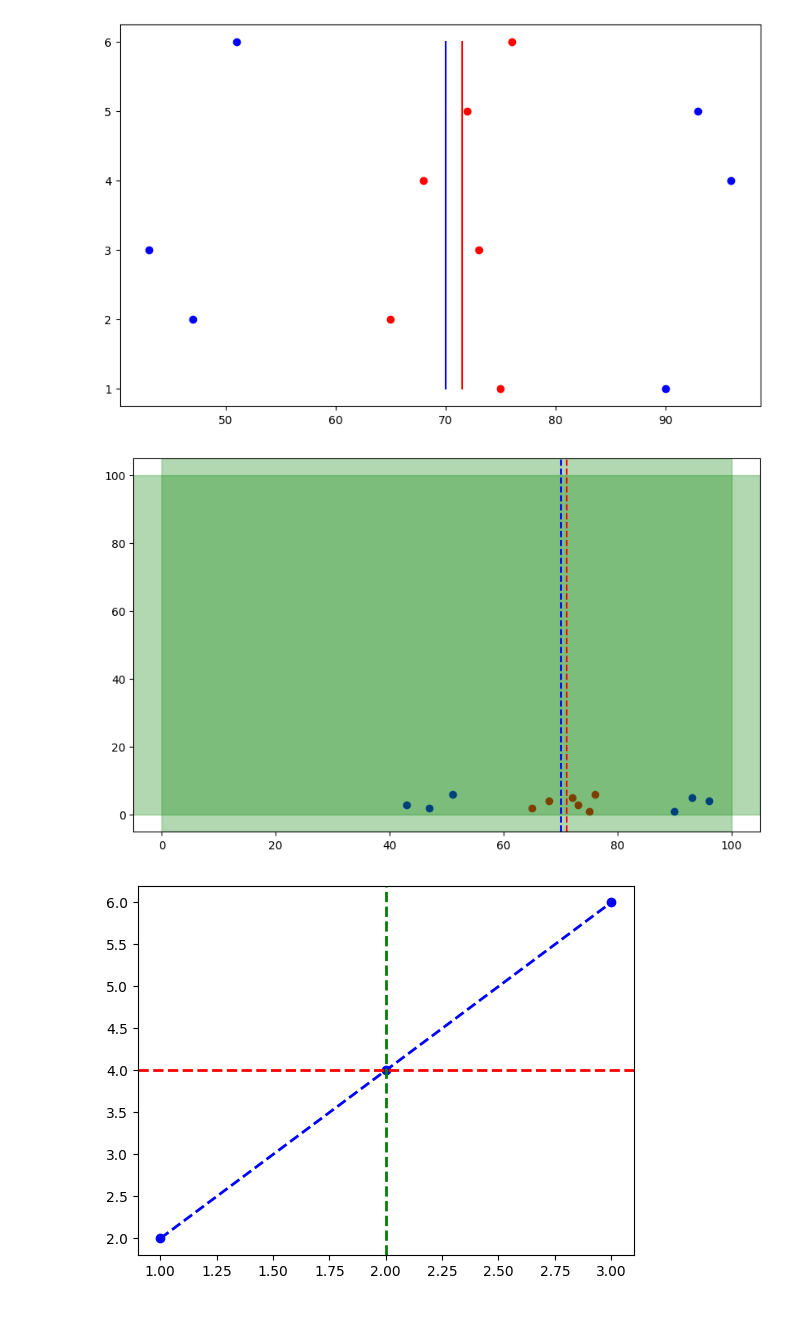
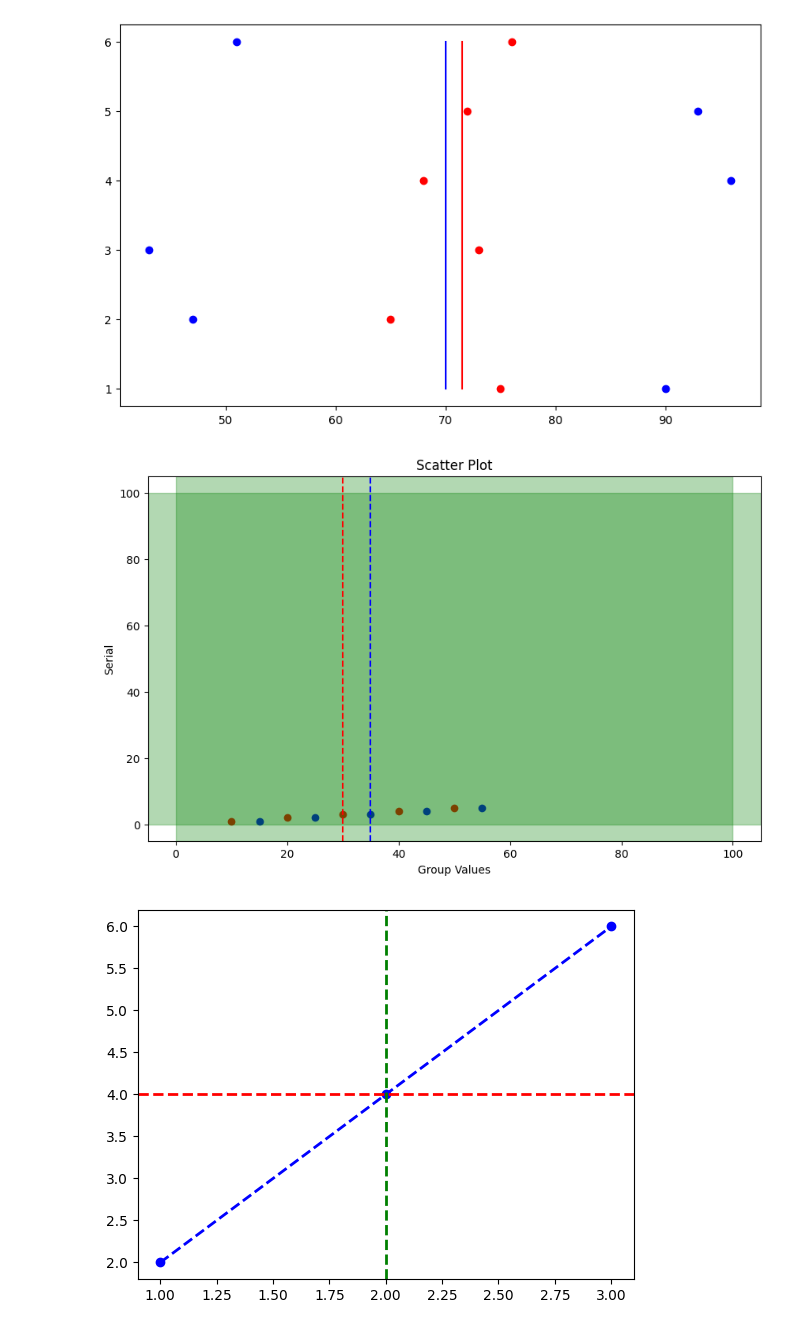
Before and after one commit to faruk950147/Python-A-to-Z, a Jupyter notebook: 07 ML/statictist/main.ipynb, the cells around one changed output. Cells and saved outputs as stored; diff of their text form; code cells hidden in the pictures.

```diff
--- a/07 ML/statictist/main.ipynb
+++ b/07 ML/statictist/main.ipynb
@@ -243,17 +243,29 @@ plt.show()
 # %%
 import matplotlib.pyplot as plt
 from statistics import mean
 
+group_a = [10, 20, 30, 40, 50]
+group_b = [15, 25, 35, 45, 55]
+serial = [1, 2, 3, 4, 5]
+
 plt.figure(figsize=(10, 6))
+
 plt.scatter(group_a, serial, c='red')
 plt.scatter(group_b, serial, c='blue')
-plt.axvline(x=mean(group_a), color='red', linestyle='--')
-plt.axvline(x=mean(group_b), color='blue', linestyle='--')
-plt.axvspan(xmin=0, xmax=100, color='green', alpha=0.3)
-plt.axhspan(ymin=0, ymax=100, color='green', alpha=0.3)
+
+plt.axvline(mean(group_a), color='red', linestyle='--')
+plt.axvline(mean(group_b), color='blue', linestyle='--')
+
+plt.axvspan(0, 100, color='green', alpha=0.3)
+plt.axhspan(0, 100, color='green', alpha=0.3)
+
+plt.xlabel("Group Values")
+plt.ylabel("Serial")
+plt.title("Scatter Plot")
+
 plt.show()
 # %% [output]
-[figure, old version]
+[figure, new version]
 # %%
 import matplotlib.pyplot as plt
 
```
